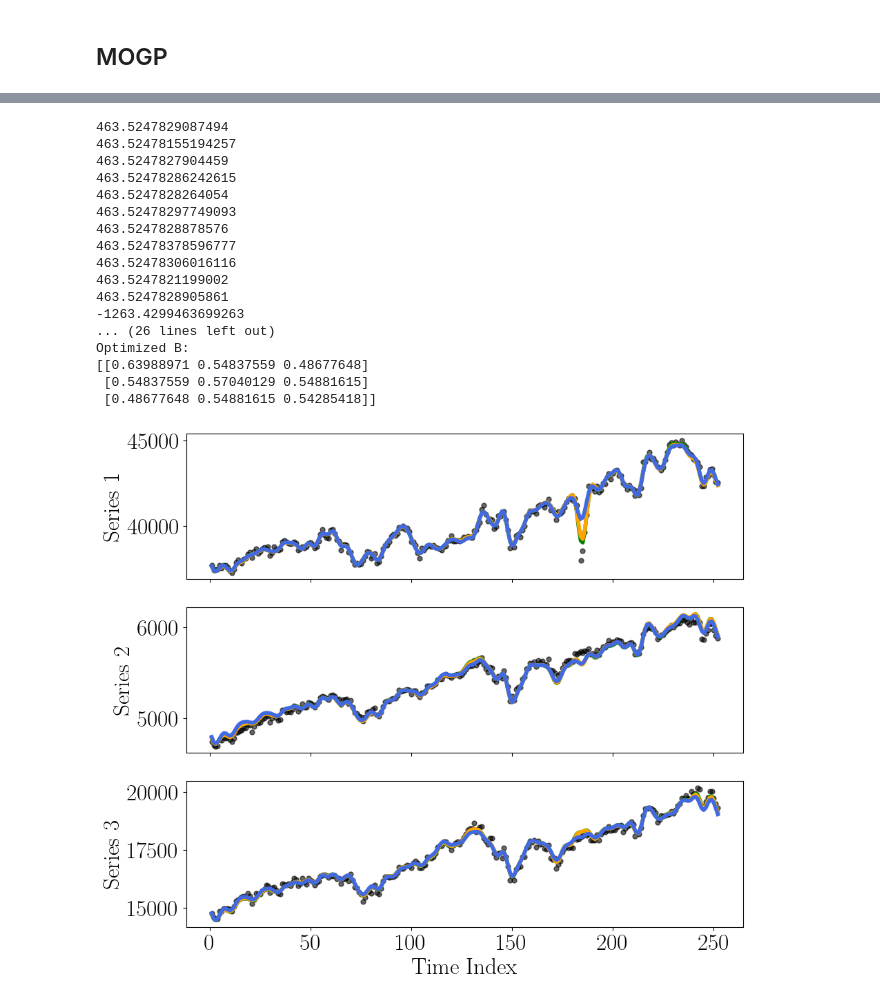
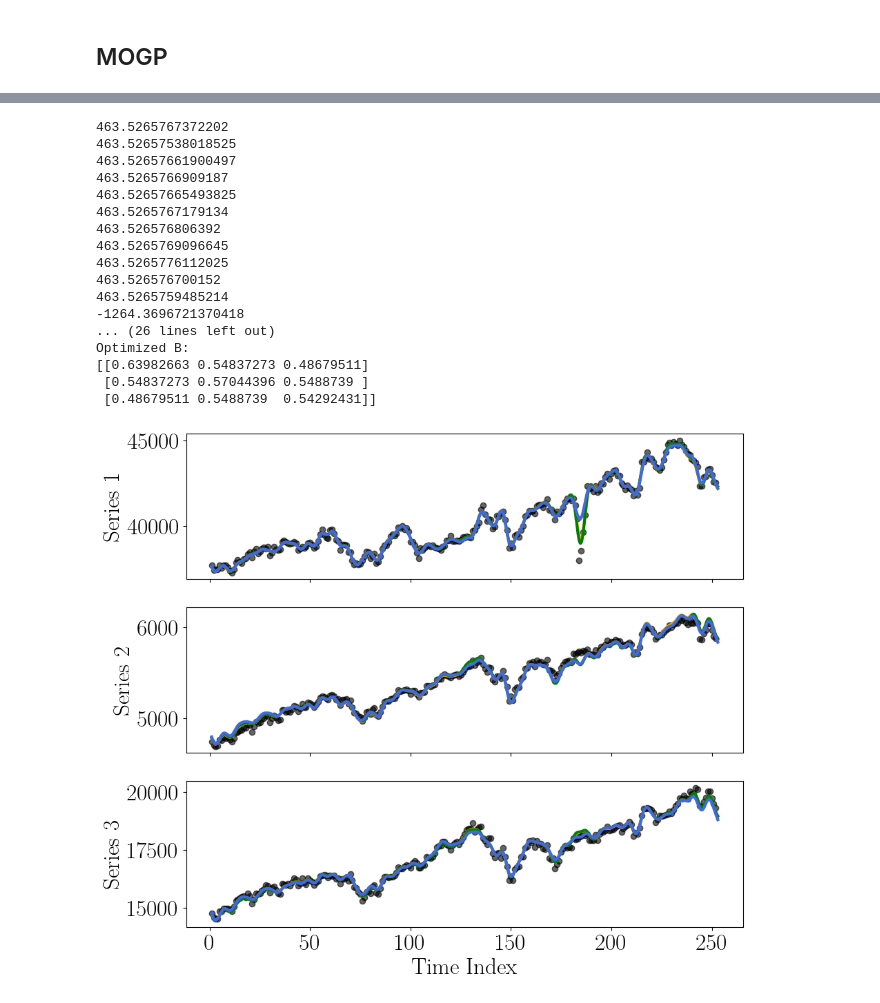
Before and after one commit to joshuarooijakkers/robust_conjugate_MOGP, a Jupyter notebook: experiments/temporal/financial_MOGP.ipynb, the cells around one changed output, grey strips where cells are left out. Saved outputs shown, nothing was run; the diff lists cells and outputs as text; code cells hidden in the pictures.

Commit message:
Created plot

```diff
--- a/experiments/temporal/financial_MOGP.ipynb
+++ b/experiments/temporal/financial_MOGP.ipynb
@@ -125,6 +127,7 @@ N = clean_df.shape[0]
 
 # Create X: array from 1 to N, shape (N, 1)
 X = np.arange(1, N + 1).reshape(-1, 1)
+X_test = np.linspace(1, N+1, 1000).reshape(-1, 1)
 
 # Create Y: Close prices as (N, 4) array
 Y = clean_df.to_numpy()
@@ -189,7 +192,7 @@ optim_noise = mogp.noise
 optim_A = mogp.A
 optim_B = optim_A @ optim_A.T
 
-mu_mogp_standardized, var_mogp_standardized = mogp.predict(X)
+mu_mogp_standardized, var_mogp_standardized = mogp.predict(X_test)
 # std_mogp = np.sqrt(var_mogp + mogp.noise)
 
 # PLOTTING
@@ -198,7 +201,7 @@ fig, axes = plt.subplots(3, 1, figsize=(10, 9), sharex=True)
 # Plot each Y column in its respective subplot
 for i in range(3):
     axes[i].plot(X, Y_with_outliers_standardized[:, i], 'o', color='black', alpha=0.6)
-    axes[i].plot(X, mu_mogp_standardized[:, i], '-', color='green')
+    axes[i].plot(X_test, mu_mogp_standardized[:, i], '-', color='green')
     axes[i].set_ylabel(f"Series {i+1}")
 
 # Set common x-label
@@ -232,6 +235,6 @@ predictive_mean, predictive_variances = morcgp.fit(X, Y_with_outliers_standardiz
 
 predictive_mean, predictive_variances = morcgp.optimize_loo_cv(weighted=True, print_opt_param = True, print_iter_param=True, update_weights=True)
 
-mu_morcgp_standardized, var_morcgp_standardized = morcgp.predict(X)
+mu_morcgp_standardized, var_morcgp_standardized = morcgp.predict(X_test)
 # std_morcgp = np.sqrt(var_morcgp + morcgp.noise)
 # %% [output]
@@ -255,34 +258,34 @@ Optimized B:
 # %%
-morcgp = MORCGPRegressor_PM(mean = 0, length_scale=3.5, noise = optim_noise, A=optim_A, epsilons=np.array([7/252, 0, 0]))
-morcgp.fit(X, Y_with_outliers_standardized)
+morcgp_pm = MORCGPRegressor_PM(mean = 0, length_scale=3.5, noise = optim_noise, A=optim_A, epsilons=np.array([7/252, 0, 0]))
+morcgp_pm.fit(X, Y_with_outliers_standardized)
 
 # print(morcgp.loo_cv(length_scale=0.1, noise=0.04, A=A, weighted=True, B_weighted=B))
 
 # Optimize hyperparameters
-morcgp.optimize_loo_cv(weighted=True, print_opt_param = True, print_iter_param=True,
+morcgp_pm.optimize_loo_cv(weighted=True, print_opt_param = True, print_iter_param=True,
                     #    B_weighted=optim_B, noise_weighted=optim_noise
                        )
 
 
-mu_pm_standardized, _ = morcgp.predict(X)
+mu_pm_standardized, _ = morcgp_pm.predict(X_test)
 # %% [output]
-463.5247829087494
-463.52478155194257
-463.5247827904459
-463.52478286242615
-463.5247828264054
-463.52478297749093
-463.5247828878576
-463.52478378596777
-463.52478306016116
-463.5247821199002
-463.5247828905861
--1263.4299463699263
+463.5265767372202
+463.52657538018525
+463.52657661900497
+463.5265766909187
+463.52657665493825
+463.5265767179134
+463.526576806392
+463.5265769096645
+463.5265776112025
+463.526576700152
+463.5265759485214
+-1264.3696721370418
 ... (26 lines left out)
 Optimized B:
-[[0.63988971 0.54837559 0.48677648]
- [0.54837559 0.57040129 0.54881615]
- [0.48677648 0.54881615 0.54285418]]
+[[0.63982663 0.54837273 0.48679511]
+ [0.54837273 0.57044396 0.5488739 ]
+ [0.48679511 0.5488739  0.54292431]]
 # %%
 mu_mogp = scaler_Y_outliers.inverse_transform(mu_mogp_standardized)
 mu_morcgp = scaler_Y_outliers.inverse_transform(mu_morcgp_standardized)
@@ -290,20 +296,20 @@ mu_pm = scaler_Y_outliers.inverse_transform(mu_pm_standardized)
 # %%
 # PLOTTING
 fig, axes = plt.subplots(3, 1, figsize=(10, 9), sharex=True)
 
 # Plot each Y column in its respective subplot
 for i in range(3):
     axes[i].plot(X, Y_with_outliers[:, i], 'o', color='black', alpha=0.6)
-    axes[i].plot(X, mu_mogp[:, i], '-', color='Green')
-    axes[i].plot(X, mu_pm[:, i], '-', color='orange')
-    axes[i].plot(X, mu_morcgp[:, i], '-', color='RoyalBlue')
+    axes[i].plot(X_test, mu_pm[:, i], '-', color='Orange')
+    axes[i].plot(X_test, mu_mogp[:, i], '-', color='Green')
+    axes[i].plot(X_test, mu_morcgp[:, i], '-', color='RoyalBlue')
     axes[i].set_ylabel(f"Series {i+1}")
 
 # Set common x-label
 axes[-1].set_xlabel("Time Index")
 
 # Adjust layout
 plt.tight_layout(rect=[0, 0, 1, 0.96])
 plt.show()
 # %% [output]
-[figure, old version]
+[figure, new version]
```
Also changed, not shown: parts of 6 cells of this notebook, 1 other file.
